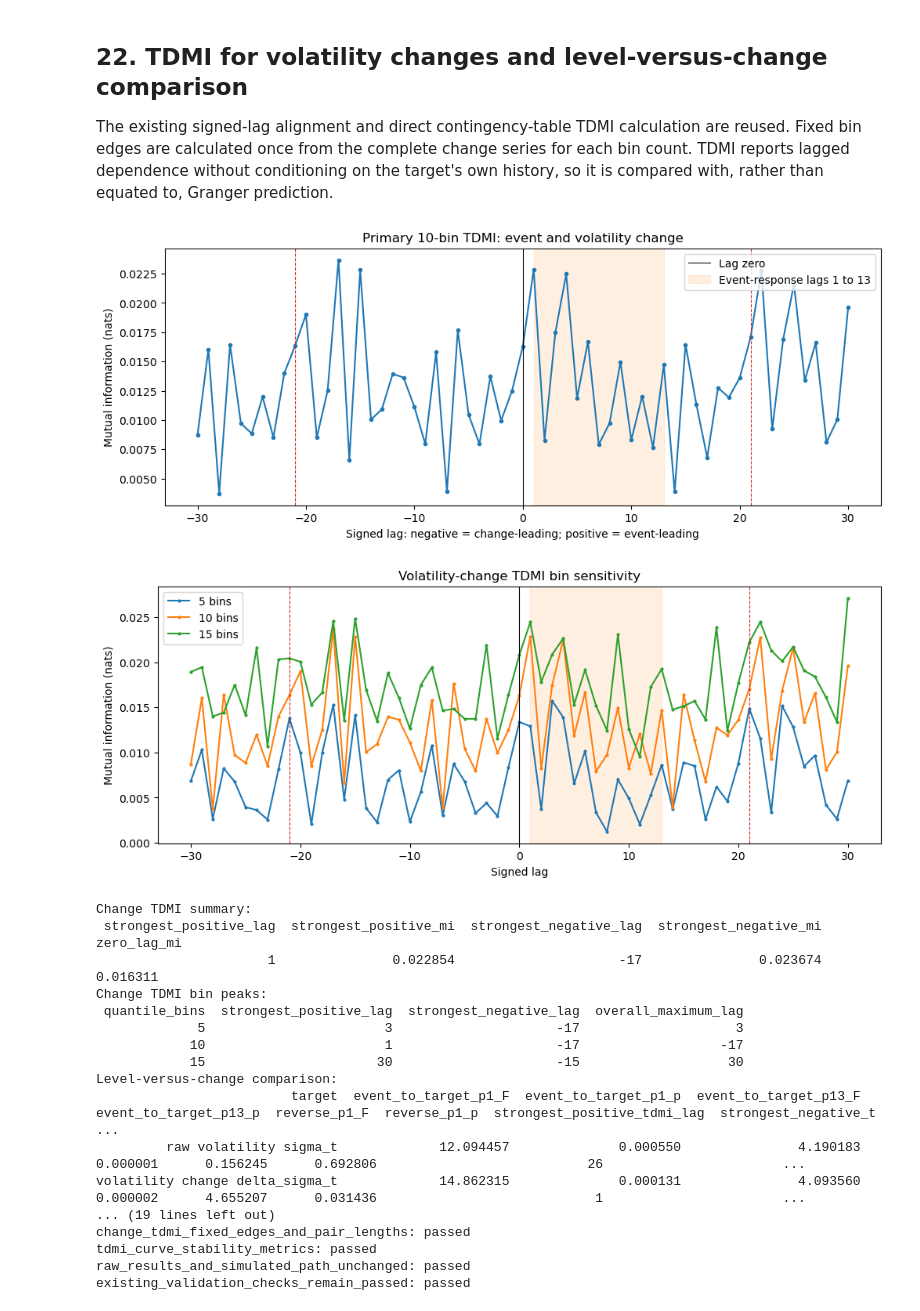
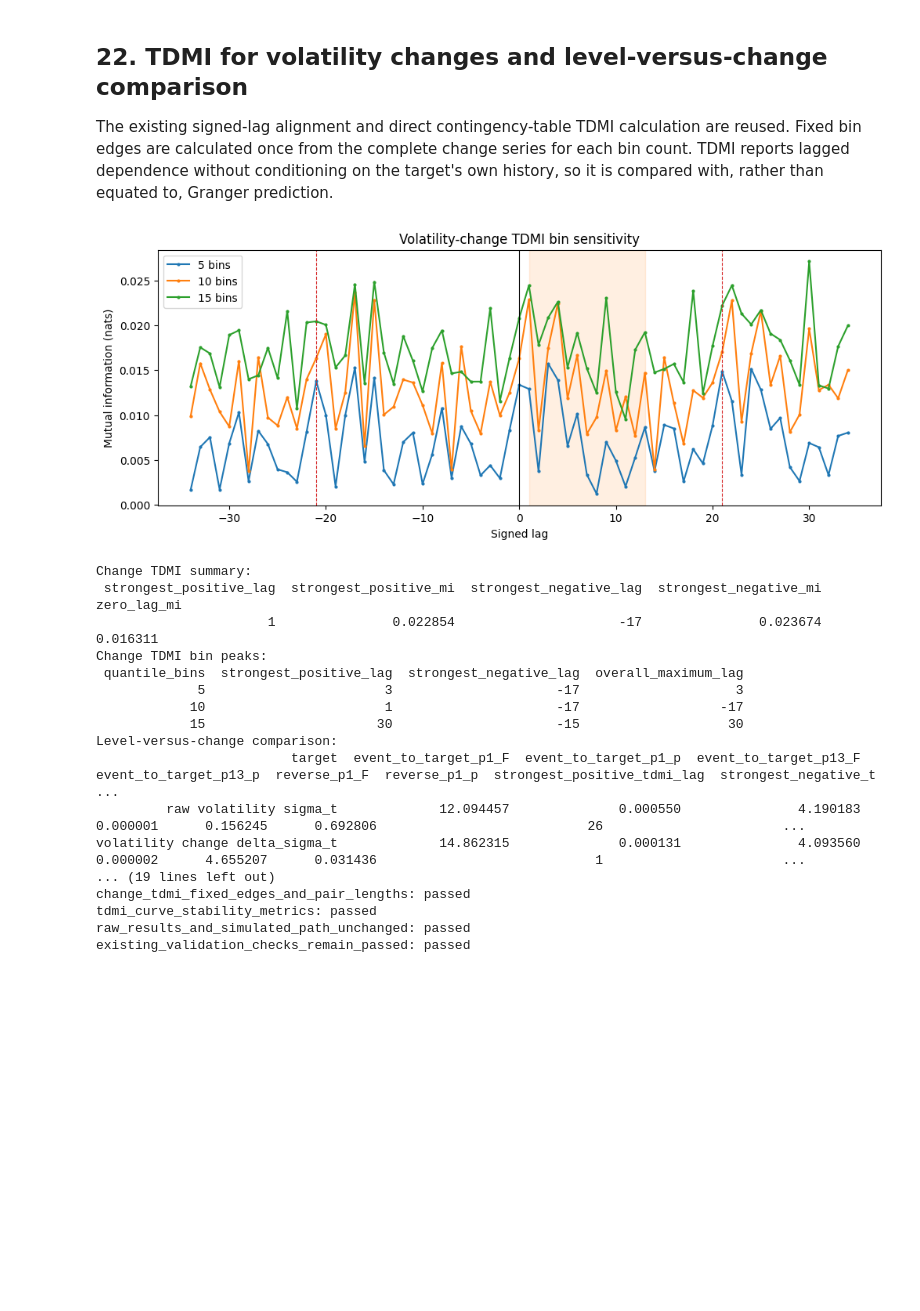
Before and after one commit to JivN24/HSBC-AN-RN, a Jupyter notebook: CODEWORK/Linus' Task Re-Do/01_dense_periodic_n1_gc_tdmi.ipynb, the cells around one changed output. Saved outputs shown, nothing was run; the diff lists cells and outputs as text; code cells hidden in the pictures; blank space fills up the shorter version.

Commit message:
Steps 0-3 done

```diff
--- a/CODEWORK/Linus' Task Re-Do/01_dense_periodic_n1_gc_tdmi.ipynb
+++ b/CODEWORK/Linus' Task Re-Do/01_dense_periodic_n1_gc_tdmi.ipynb
@@ -196,9 +208,12 @@ def granger_results_table(target, driver, max_lag):
 
 sigma_t = analysis_table['sigma_t'].to_numpy()
 event_t = analysis_table['event_t'].to_numpy(dtype=float)
-max_lag = 20
+existing_gc_max_lag = 20
+response_window_gc_order = response_state_lag_end
+max_gc_lag = max(existing_gc_max_lag, response_window_gc_order)
+max_lag = max_gc_lag
 direct_timing_lag = 1
-response_window_lag = 13
+response_window_lag = response_window_gc_order
 
 # Each design row at source index i uses only columns indexed i-j, where j is at least one.
 for lag in range(1, max_lag + 1):
@@ -431,7 +446,7 @@ tdmi_method = {
     'uses_permutation': False,
     'uses_sklearn_mi': False,
 }
-tdmi_lags = list(range(-30, 31))
+tdmi_lags = list(range(-tdmi_scan_max_lag, tdmi_scan_max_lag + 1))
 primary_quantile_bins = 10
 primary_bin_edges = make_quantile_bin_edges(sigma_t, primary_quantile_bins)
 primary_bin_edges_snapshot = primary_bin_edges.copy()
@@ -581,9 +593,9 @@ fig, axis = plt.subplots(figsize=(10, 4), constrained_layout=True)
 for quantile_bins, subset in sensitivity_table.groupby('quantile_bins'):
     axis.plot(subset['lag'], subset['mutual_information'], marker='o', markersize=2, label=f'{quantile_bins} bins')
 axis.axvline(0, color='black', linewidth=0.8)
-axis.axvspan(1, 13, color='tab:orange', alpha=0.12)
-axis.axvline(21, color='tab:red', linestyle='--', linewidth=0.8)
-axis.axvline(-21, color='tab:red', linestyle='--', linewidth=0.8)
+axis.axvspan(response_state_lag_start, response_state_lag_end, color='tab:orange', alpha=0.12)
+axis.axvline(event_period_steps, color='tab:red', linestyle='--', linewidth=0.8)
+axis.axvline(-event_period_steps, color='tab:red', linestyle='--', linewidth=0.8)
 axis.set(title='TDMI quantile-bin sensitivity', xlabel='Signed lag', ylabel='Mutual information (nats)')
 axis.legend()
 plt.show()
@@ -633,12 +645,12 @@ pd.testing.assert_frame_equal(transitions, transitions_snapshot)
 validation_summary = {
     'notebook_00_loaded': 'passed',
     'n_equals_1': 'passed',
-    'event_period_is_21_steps': 'passed',
+    'event_period_matches_reference_timing': 'passed',
     'analysis_alignment': 'passed',
     'binary_event_and_no_missing_primary_values': 'passed',
     'historical_gc_lag_matrices': 'passed',
     'gc_rss_and_residual_df_checks': 'passed',
-    'manual_statsmodels_gc_agreement_p1_and_p13': 'passed',
+    'manual_statsmodels_gc_agreement_p1_and_response_window_order': 'passed',
     'tdmi_pair_lengths_and_lag_convention': 'passed',
     'fixed_bin_edges_reused_within_each_curve': 'passed',
     'tdmi_timing_unit_test': 'passed',
@@ -786,7 +786,7 @@ volatility change delta_sigma_t volatility change -> event full event-response-w
 
 The existing signed-lag alignment and direct contingency-table TDMI calculation are reused. Fixed bin edges are calculated once from the complete change series for each bin count. TDMI reports lagged dependence without conditioning on the target's own history, so it is compared with, rather than equated to, Granger prediction.
 # %%
-change_tdmi_lags = list(range(-30, 31))
+change_tdmi_lags = list(range(-tdmi_scan_max_lag, tdmi_scan_max_lag + 1))
 change_primary_bin_edges = make_quantile_bin_edges(delta_sigma_t, primary_quantile_bins)
 change_primary_bin_edges_snapshot = change_primary_bin_edges.copy()
 change_tdmi_results = pd.DataFrame([
@@ -805,16 +805,6 @@ change_positive_tdmi_peak = change_tdmi_results.loc[change_tdmi_results['lag'].g
 change_negative_tdmi_peak = change_tdmi_results.loc[change_tdmi_results['lag'].lt(0)].nlargest(1, 'mutual_information').iloc[0]
 change_zero_tdmi = change_tdmi_results.loc[change_tdmi_results['lag'].eq(0)].iloc[0]
 
-fig, axis = plt.subplots(figsize=(10, 4), constrained_layout=True)
-axis.plot(change_tdmi_results['lag'], change_tdmi_results['mutual_information'], marker='o', markersize=3)
-axis.axvline(0, color='black', linewidth=0.8, label='Lag zero')
-axis.axvspan(1, 13, color='tab:orange', alpha=0.12, label='Event-response lags 1 to 13')
-axis.axvline(21, color='tab:red', linestyle='--', linewidth=0.8)
-axis.axvline(-21, color='tab:red', linestyle='--', linewidth=0.8)
-axis.set(title='Primary 10-bin TDMI: event and volatility change', xlabel='Signed lag: negative = change-leading; positive = event-leading', ylabel='Mutual information (nats)')
-axis.legend(loc='upper right')
-plt.show()
-
 change_sensitivity_rows = []
 change_sensitivity_edges = {quantile_bins: make_quantile_bin_edges(delta_sigma_t, quantile_bins) for quantile_bins in (5, 10, 15)}
 change_sensitivity_edge_snapshots = {quantile_bins: edges.copy() for quantile_bins, edges in change_sensitivity_edges.items()}
@@ -827,9 +817,9 @@ fig, axis = plt.subplots(figsize=(10, 4), constrained_layout=True)
 for quantile_bins, subset in change_sensitivity_table.groupby('quantile_bins'):
     axis.plot(subset['lag'], subset['mutual_information'], marker='o', markersize=2, label=f'{quantile_bins} bins')
 axis.axvline(0, color='black', linewidth=0.8)
-axis.axvspan(1, 13, color='tab:orange', alpha=0.12)
-axis.axvline(21, color='tab:red', linestyle='--', linewidth=0.8)
-axis.axvline(-21, color='tab:red', linestyle='--', linewidth=0.8)
+axis.axvspan(response_state_lag_start, response_state_lag_end, color='tab:orange', alpha=0.12)
+axis.axvline(event_period_steps, color='tab:red', linestyle='--', linewidth=0.8)
+axis.axvline(-event_period_steps, color='tab:red', linestyle='--', linewidth=0.8)
 axis.set(title='Volatility-change TDMI bin sensitivity', xlabel='Signed lag', ylabel='Mutual information (nats)')
 axis.legend()
 plt.show()
@@ -864,35 +854,34 @@ assert change_tdmi_curve_more_stable == (change_mean_curve_correlation > level_m
 assert len(change_gc_crosscheck_table) == 4
 assert (change_gc_event_to_delta['rss_unrestricted'] <= change_gc_event_to_delta['rss_restricted'] + 1e-10).all()
 assert (change_gc_delta_to_event['rss_unrestricted'] <= change_gc_delta_to_event['rss_restricted'] + 1e-10).all()
 assert (change_gc_event_to_delta['residual_df'] > 0).all()
 assert (change_gc_delta_to_event['residual_df'] > 0).all()
 pd.testing.assert_frame_equal(states, states_snapshot)
 pd.testing.assert_frame_equal(transitions, transitions_snapshot)
 pd.testing.assert_frame_equal(gc_summary_table, raw_gc_summary_snapshot)
 pd.testing.assert_frame_equal(tdmi_results, raw_tdmi_results_snapshot)
 assert all(outcome == 'passed' for outcome in validation_summary.values())
 
 change_validation_summary = {'change_table_alignment': 'passed', 'change_gc_manual_statsmodels_agreement': 'passed', 'change_tdmi_fixed_edges_and_pair_lengths': 'passed', 'tdmi_curve_stability_metrics': 'passed', 'raw_results_and_simulated_path_unchanged': 'passed', 'existing_validation_checks_remain_passed': 'passed'}
 print('Change TDMI summary:')
 print(pd.DataFrame([{'strongest_positive_lag': int(change_positive_tdmi_peak['lag']), 'strongest_positive_mi': change_positive_tdmi_peak['mutual_information'], 'strongest_negative_lag': int(change_negative_tdmi_peak['lag']), 'strongest_negative_mi': change_negative_tdmi_peak['mutual_information'], 'zero_lag_mi': change_zero_tdmi['mutual_information']}]).to_string(index=False))
 print('Change TDMI bin peaks:')
 print(change_sensitivity_peak_table.to_string(index=False))
 print('Level-versus-change comparison:')
 print(level_vs_change_table.to_string(index=False))
 print(f'Exact peak locations identical across bins (raw volatility): {peak_locations_match}')
 print(f'Exact peak locations identical across bins (volatility change): {change_peak_locations_match}')
 print('Raw-volatility TDMI curve correlation matrix:')
 print(level_sensitivity_correlations.to_string())
 print('Volatility-change TDMI curve correlation matrix:')
 print(change_sensitivity_correlations.to_string())
 print(f'Mean raw-volatility pairwise curve correlation: {level_mean_curve_correlation:.6f}')
 print(f'Mean volatility-change pairwise curve correlation: {change_mean_curve_correlation:.6f}')
 print(f'Broad TDMI curve more stable across bins: {change_tdmi_curve_more_stable}')
 for check, outcome in change_validation_summary.items():
     print(f'{check}: {outcome}')
 # %% [output]
-[figure, old version]
+[figure, new version]
-[figure, removed]
 Change TDMI summary:
  strongest_positive_lag  strongest_positive_mi  strongest_negative_lag  strongest_negative_mi  zero_lag_mi
                       1               0.022854                     -17               0.023674     0.016311
```
Also changed, not shown: parts of 21 cells of this notebook, 3 other files.
